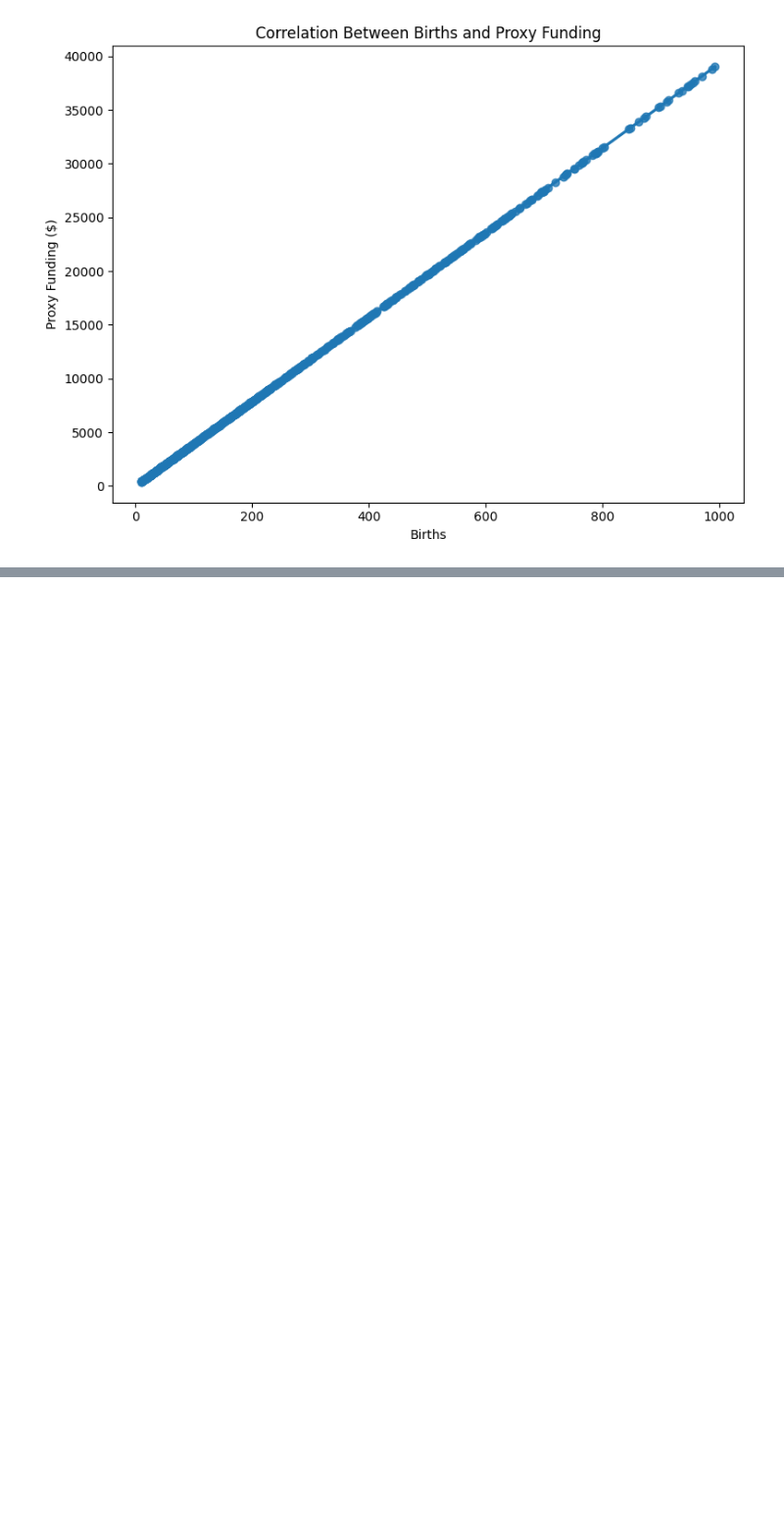
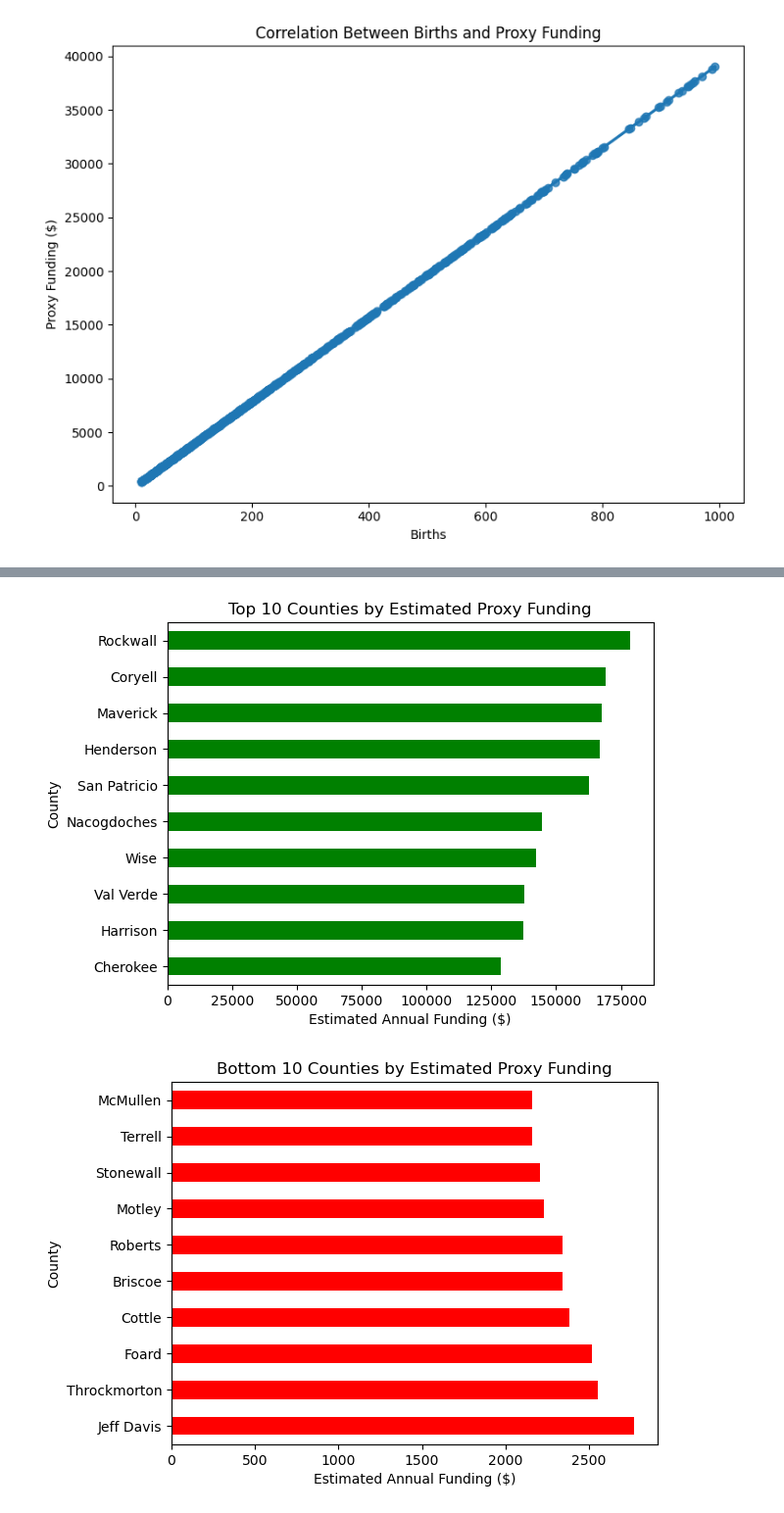
Before and after one commit to smozley/maternal-health-funding-analysis, a Jupyter notebook: notebooks/Notebook2_DescriptiveAnalysis.ipynb, the cells around one changed output, grey strips where cells are left out. Shown at 98% size. Saved outputs shown, nothing was run; the diff lists cells and outputs as text; code cells hidden in the pictures; blank space fills up the shorter version.

```diff
--- a/notebooks/Notebook2_DescriptiveAnalysis.ipynb
+++ b/notebooks/Notebook2_DescriptiveAnalysis.ipynb
@@ -169,0 +286,21 @@ plt.show()
+# %%
+import matplotlib.pyplot as plt
+
+# Top 10
+top10 = births_df.groupby("County")["LiveBirths"].mean().sort_values(ascending=False).head(10) * 180
+top10.plot(kind="barh", color="green")
+plt.title("Top 10 Counties by Estimated Proxy Funding")
+plt.xlabel("Estimated Annual Funding ($)")
+plt.gca().invert_yaxis()
+plt.show()
+
+# Bottom 10
+bottom10 = births_df.groupby("County")["LiveBirths"].mean().sort_values().head(10) * 180
+bottom10.plot(kind="barh", color="red")
+plt.title("Bottom 10 Counties by Estimated Proxy Funding")
+plt.xlabel("Estimated Annual Funding ($)")
+plt.gca().invert_yaxis()
+plt.show()
+# %% [output]
+[figure, added]
+[figure, added]
```
Also changed, not shown: parts of 52 cells of this notebook, 2 other files.
